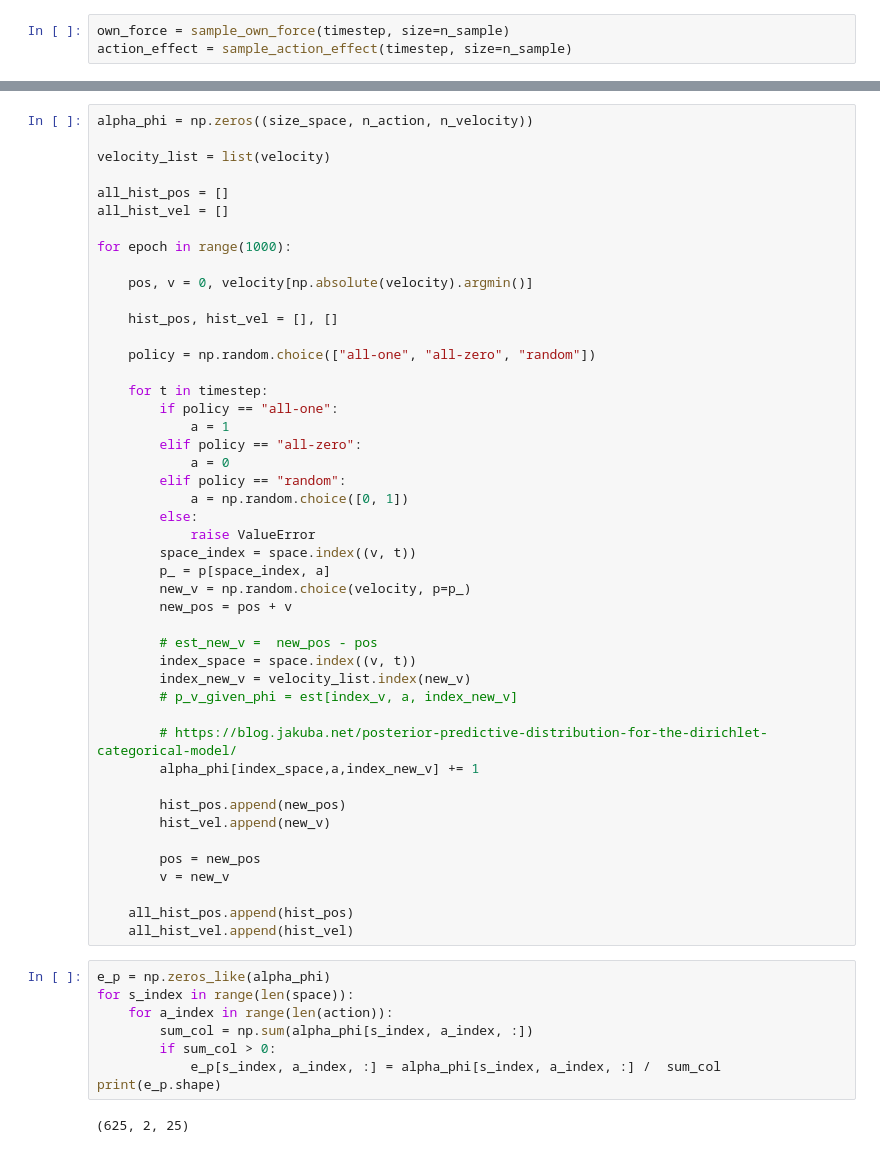
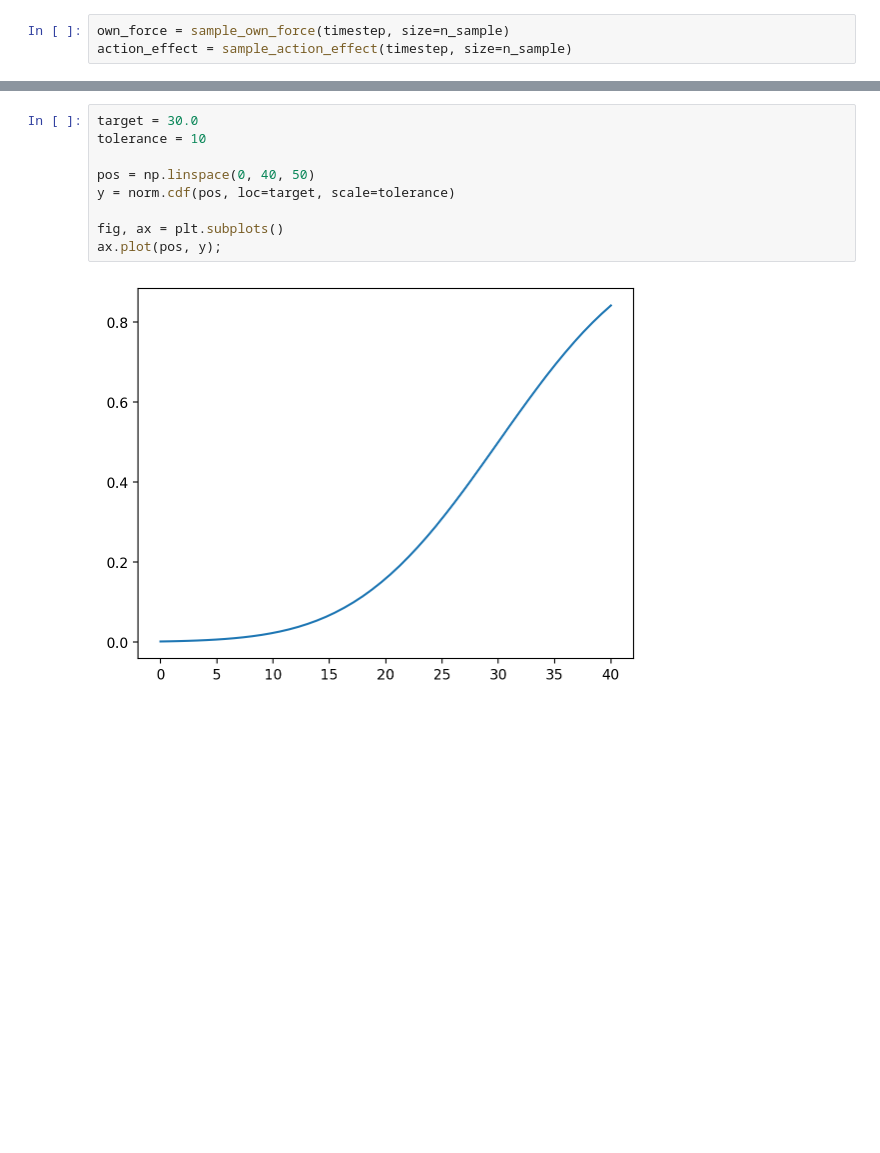
Before and after one commit to AurelienNioche/MAppModels, a Jupyter notebook: the-ball-2.ipynb, the cells around one changed output, grey strips where cells are left out. Saved outputs shown, nothing was run; the diff lists cells and outputs as text; blank space fills up the shorter version.

```diff
--- a/the-ball-2.ipynb
+++ b/the-ball-2.ipynb
@@ -319,56 +313,11 @@ fig.legend();
-# %%
-alpha_phi = np.zeros((size_space, n_action, n_velocity))
-
-velocity_list = list(velocity)
-
-all_hist_pos = []
-all_hist_vel = []
-
-for epoch in range(1000):
-
-    pos, v = 0, velocity[np.absolute(velocity).argmin()]
-
-    hist_pos, hist_vel = [], []
-
-    policy = np.random.choice(["all-one", "all-zero", "random"])
-
-    for t in timestep:
-        if policy == "all-one":
-            a = 1
-        elif policy == "all-zero":
-            a = 0
-        elif policy == "random":
-            a = np.random.choice([0, 1])
-        else:
-            raise ValueError
-        space_index = space.index((v, t))
-        p_ = p[space_index, a]
-        new_v = np.random.choice(velocity, p=p_)
-        new_pos = pos + v
-
-        # est_new_v =  new_pos - pos
-        index_space = space.index((v, t))
-        index_new_v = velocity_list.index(new_v)
-        # p_v_given_phi = est[index_v, a, index_new_v]
-
-        # https://blog.jakuba.net/posterior-predictive-distribution-for-the-dirichlet-categorical-model/
-        alpha_phi[index_space,a,index_new_v] += 1
-
-        hist_pos.append(new_pos)
-        hist_vel.append(new_v)
-
-        pos = new_pos
-        v = new_v
-
-    all_hist_pos.append(hist_pos)
-    all_hist_vel.append(hist_vel)
-# %%
-e_p = np.zeros_like(alpha_phi)
-for s_index in range(len(space)):
-    for a_index in range(len(action)):
-        sum_col = np.sum(alpha_phi[s_index, a_index, :])
-        if sum_col > 0:
-            e_p[s_index, a_index, :] = alpha_phi[s_index, a_index, :] /  sum_col
-print(e_p.shape)
-# %% [output]
-(625, 2, 25)
+# %%
+target = 30.0
+tolerance = 10
+
+pos = np.linspace(0, 40, 50)
+y = norm.cdf(pos, loc=target, scale=tolerance)
+
+fig, ax = plt.subplots()
+ax.plot(pos, y);
+# %% [output]
+[figure, added]
```
Also changed, not shown: parts of 26 cells of this notebook.
